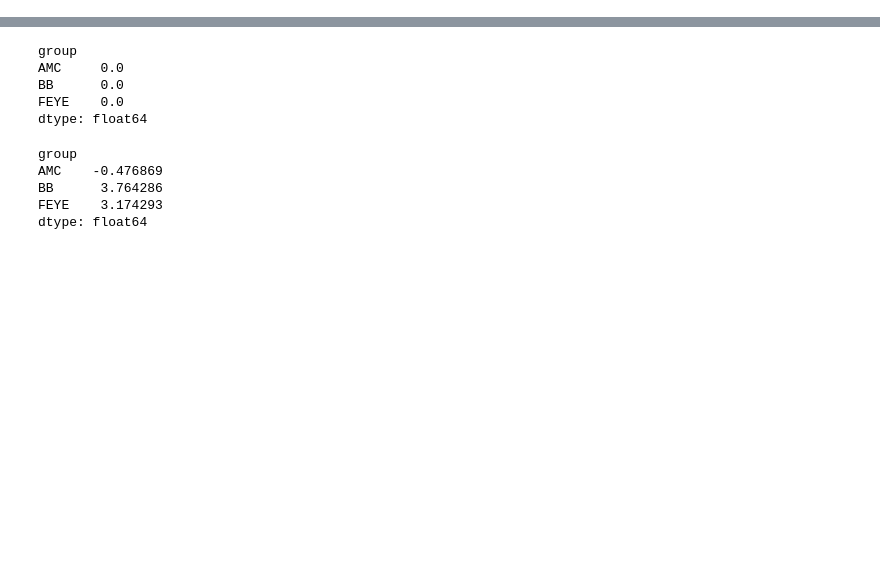
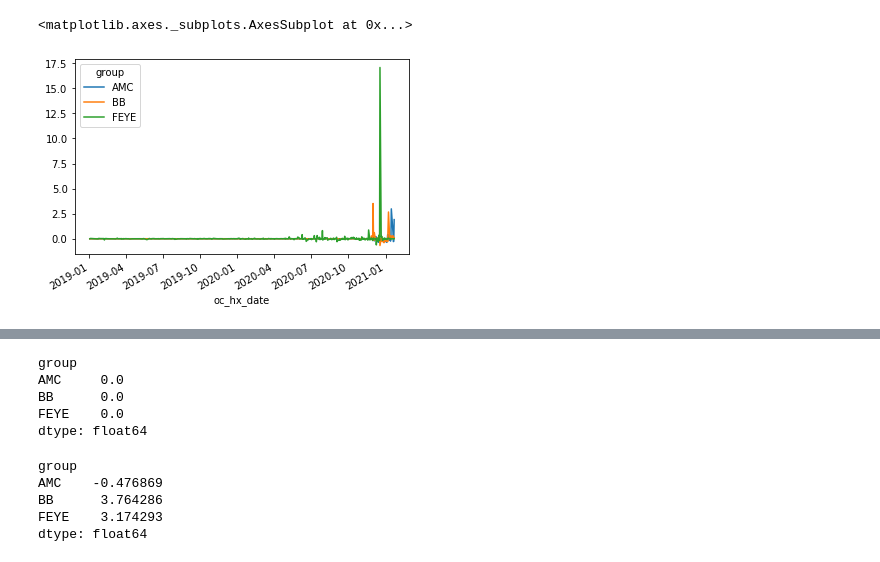
Before and after one commit to xbno/vectorbt, a Jupyter notebook: examples/multi.ipynb, the cells around one changed output, grey strips where cells are left out. Saved outputs shown, nothing was run; the diff lists cells and outputs as text; code cells hidden in the pictures; blank space fills up the shorter version.

```diff
--- a/examples/multi.ipynb
+++ b/examples/multi.ipynb
@@ -141,3 +261,8 @@ portfolio = vbt.Portfolio.from_signals(
+# %%
+portfolio.market_returns().plot()
+# %% [output]
+<matplotlib.axes._subplots.AxesSubplot at 0x...>
+[figure, added]
 # %%
 portfolio.active_returns().plot()
 # %% [output]
```
Also changed, not shown: parts of 47 cells of this notebook.
